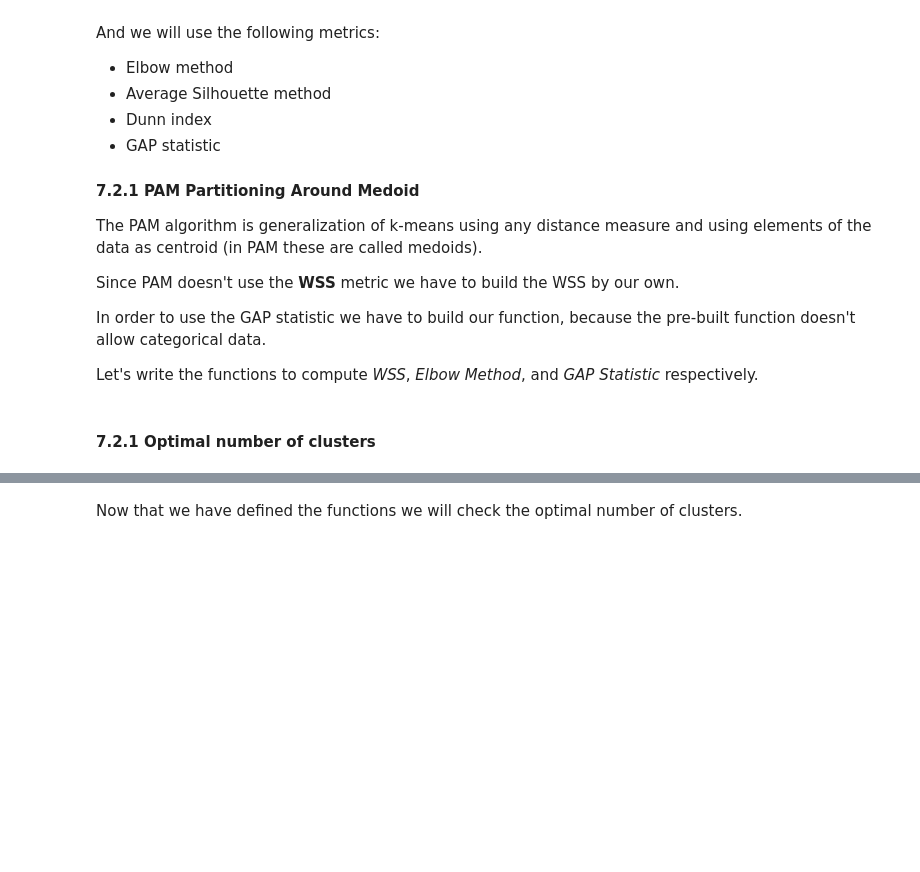
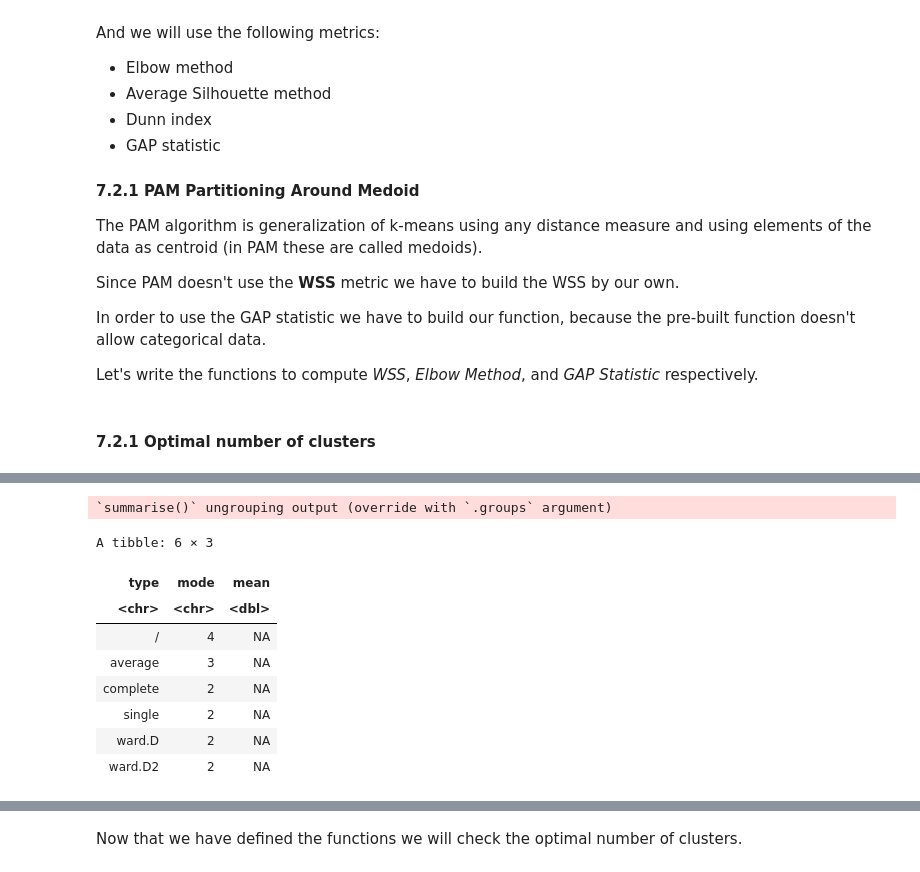
Before and after one commit to biagio-incardona/biagio-incardona.github.io, a Jupyter notebook: Report_Incardona_Biagio.ipynb, the cells around one changed output, grey strips where cells are left out. Saved outputs shown, nothing was run; the diff lists cells and outputs as text; code cells hidden in the pictures; blank space fills up the shorter version.

```diff
--- a/Report_Incardona_Biagio.ipynb
+++ b/Report_Incardona_Biagio.ipynb
@@ -991,0 +1196,28 @@ print(optimals)
+# %%
+optimals <- myClValid::optimalScores(pam.clvalid)
+optimals <- rbind(optimals, h.ward.D,h.ward.D2,h.single,h.complete,h.average)
+getmode <- function(v) {
+   uniqv <- unique(v)
+   uniqv[which.max(tabulate(match(v, uniqv)))]
+}
+
+  type <- c("/", "/", "/","/","/","/","/",
+              "ward.D","ward.D","ward.D","ward.D","ward.D","ward.D","ward.D",
+              "ward.D2", "ward.D2", "ward.D2", "ward.D2", "ward.D2", "ward.D2", "ward.D2",
+              "single","single","single","single","single","single","single",
+              "complete","complete","complete","complete","complete","complete","complete",
+              "average","average","average","average","average","average","average")
+optimals <- cbind(optimals[,1:2,drop=F], type, optimals[,3,drop=F])
+library(dplyr)
+optimals %>% group_by(type) %>% summarise(mode = getmode(Clusters), mean = mean(Clusters))
+# %% [output]
+`summarise()` ungrouping output (override with `.groups` argument)
+A tibble: 6 × 3
+| type | mode | mean |
+| <chr> | <chr> | <dbl> |
+| / | 4 | NA |
+| average | 3 | NA |
+| complete | 2 | NA |
+| single | 2 | NA |
+| ward.D | 2 | NA |
+| ward.D2 | 2 | NA |
```
Also changed, not shown: parts of 62 cells of this notebook.
